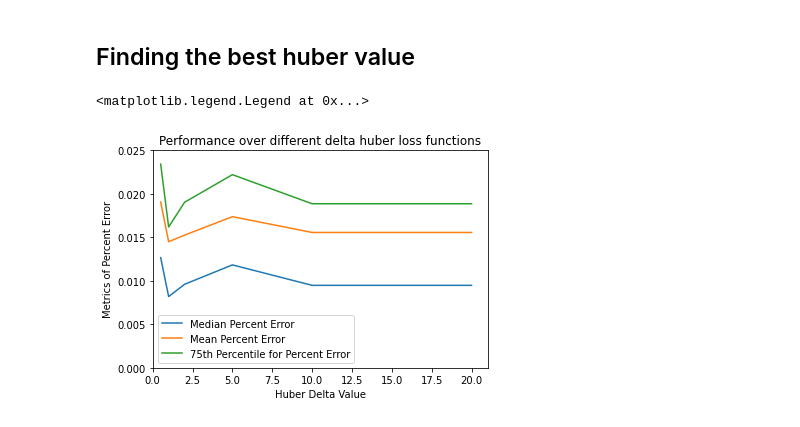
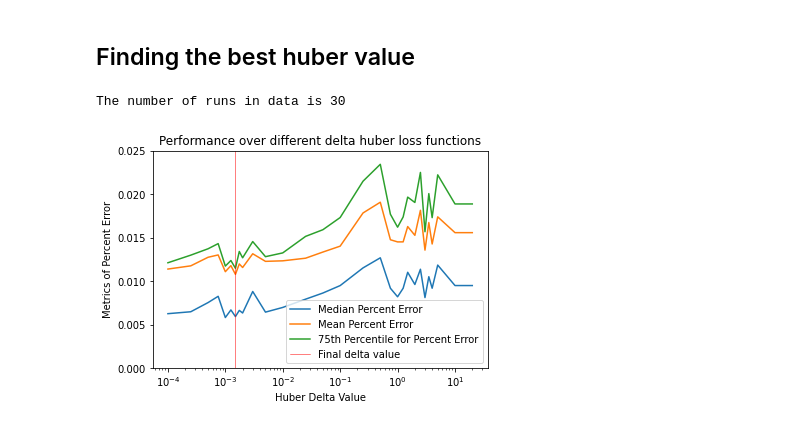
Before and after one commit to AyushmaanAggarwal/qtn-proj-ayu, a Jupyter notebook: Finding_best_huber_value.ipynb, the cells around one changed output. Drawn from its saved outputs; the diff is of its cells as text; code cells hidden in the pictures.

```diff
--- a/Finding_best_huber_value.ipynb
+++ b/Finding_best_huber_value.ipynb
@@ -6,29 +6,58 @@ import matplotlib.pyplot as plt
 # %%
 # Format: list of lists that contain
 #[huber_delta, median, mean, percent75] for percent error
-data = [[.5, 1.266867e-02, 1.906012e-02, 2.342065e-02],
-        [.75, ]
-        [1,  8.188022e-03, 1.449772e-02, 1.619062e-02],
-        [2,  9.602736e-03, 1.525508e-02, 1.903147e-02],
-        [5,  1.183179e-02, 1.737781e-02, 2.220664e-02],
-        [10, 9.480028e-03, 1.556152e-02, 1.886097e-02],
-        [15, 9.480028e-03, 1.556152e-02, 1.886097e-02],
-        [20, 9.480028e-03, 1.556152e-02, 1.886097e-02]]
+data = [[.0001, 6.245837e-03, 1.137533e-02, 1.210049e-02],
+        [.00025, 6.466544e-03, 1.174487e-02, 1.297516e-02],
+        [.0005, 0.007521, 0.012731, 0.013708],
+        [.00075, 8.241884e-03, 1.299884e-02, 1.430011e-02],
+        [.001,5.802645e-03, 1.107291e-02, 1.171758e-02],
+        [.00125, 6.677004e-03, 1.176908e-02, 1.235749e-02],
+        [.0015,5.911373e-03, 1.076623e-02, 1.146731e-02],
+        [.00175, 6.623423e-03, 1.196460e-02, 1.339806e-02],
+        [.002,6.324619e-03, 1.155492e-02, 1.266885e-02],
+        [.003,8.797299e-03, 1.313404e-02, 1.453643e-02],
+        [.005,6.424053e-03, 1.226151e-02, 1.279937e-02],
+        [.01, 6.963223e-03, 1.232265e-02, 1.323394e-02],
+        [.025,0.007914, 0.012624, 0.015133],
+        [.05, 8.619543e-03, 1.333052e-02, 1.589845e-02],
+        [.1,  9.476442e-03, 1.401038e-02, 1.730019e-02],
+        [.25, 1.150755e-02, 1.782409e-02, 2.147550e-02],
+        [.5,  1.266867e-02, 1.906012e-02, 2.342065e-02],
+        [.75, 0.009170, 0.014746, 0.017675],
+        [1,   8.188022e-03, 1.449772e-02, 1.619062e-02],
+        [1.25,0.009170, 0.014501, 0.017365],
+        [1.5, 1.100398e-02, 1.626027e-02, 1.964650e-02],
+        [2,   9.602736e-03, 1.525508e-02, 1.903147e-02],
+        [2.5, 1.135377e-02, 1.813013e-02, 2.248569e-02],
+        [3,   8.097736e-03, 1.355352e-02, 1.566800e-02],
+        [3.5, 1.049775e-02, 1.672312e-02, 2.005042e-02],
+        [4,   9.170690e-03, 1.425896e-02, 1.728731e-02],
+        [5,   1.183179e-02, 1.737781e-02, 2.220664e-02],
+        [10,  9.480028e-03, 1.556152e-02, 1.886097e-02],
+        [15,  9.480028e-03, 1.556152e-02, 1.886097e-02],
+        [20,  9.480028e-03, 1.556152e-02, 1.886097e-02]]
 
 huber_delta = list(zip(*data))[0]
 median      = list(zip(*data))[1]
 mean        = list(zip(*data))[2]
 perc75      = list(zip(*data))[3]
+print(f"The number of runs in data is {len(data)}")
+# %% [output]
+The number of runs in data is 30
 # %%
-plt.plot(huber_delta, median, label="Median Percent Error")
-plt.plot(huber_delta, mean, label="Mean Percent Error")
-plt.plot(huber_delta, perc75, label="75th Percentile for Percent Error")
-plt.title("Performance over different delta huber loss functions")
-plt.xlabel("Huber Delta Value")
-plt.ylabel("Metrics of Percent Error")
-plt.xlim(0, 21)
-plt.ylim(0, .025)
-plt.legend()
+fig, ax = plt.subplots(facecolor='w')
+
+ax.plot(huber_delta, median, label="Median Percent Error")
+ax.plot(huber_delta, mean, label="Mean Percent Error")
+ax.plot(huber_delta, perc75, label="75th Percentile for Percent Error")
+ax.set_title("Performance over different delta huber loss functions")
+ax.set_xlabel("Huber Delta Value")
+ax.set_ylabel("Metrics of Percent Error")
+#plt.xlim(, 2)
+ax.set_ylim(0, .025)
+ax.set_xscale('log')
+plt.axvline(.0015, color='r', linewidth=.5, label="Final delta value")
+ax.legend()
+fig.savefig("plots/huberdeltaloss.png", dpi=500)
 # %% [output]
-<matplotlib.legend.Legend at 0x...>
-[figure, old version]
+[figure, new version]
```
Also changed, not shown: parts of 1 cell of this notebook, 1 other file.
